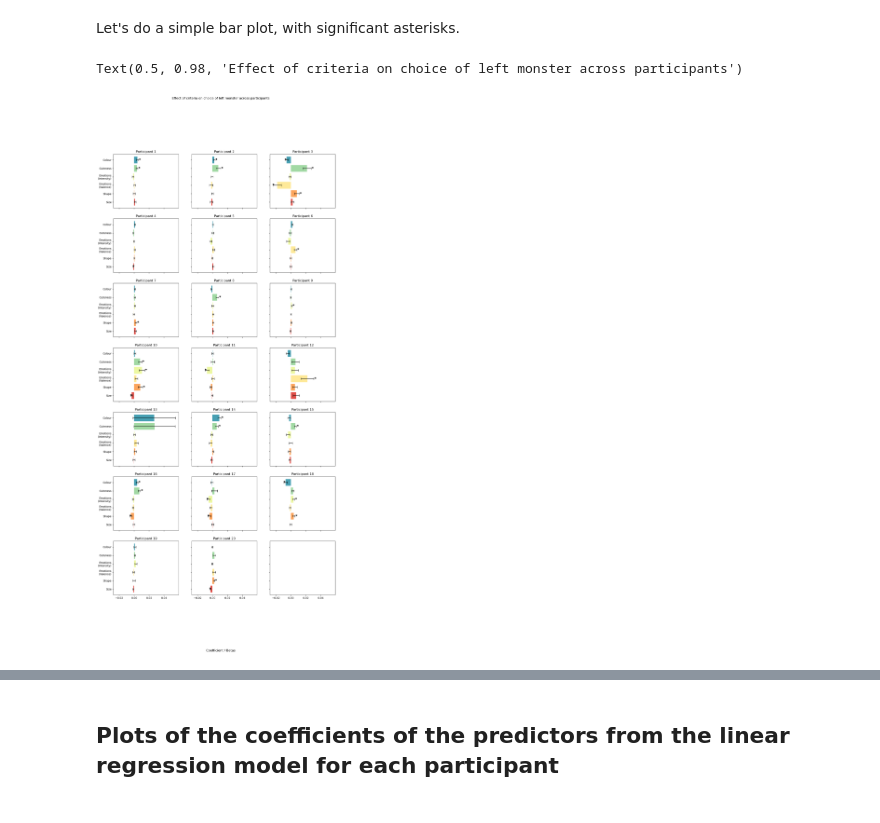
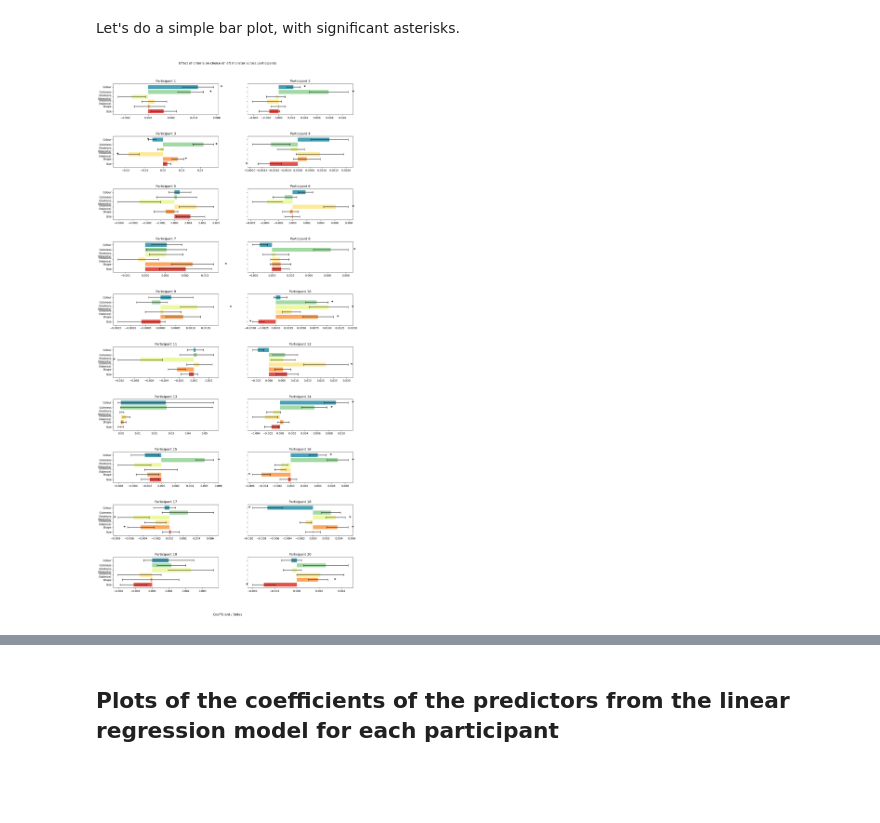
Before and after one commit to Christumas/Cognitive_Maps_Monsters_DataAnalysisCode, a Jupyter notebook: Plots.ipynb, the cells around one changed output, grey strips where cells are left out. Saved outputs shown, nothing was run; the diff lists cells and outputs as text; code cells hidden in the pictures.

```diff
--- a/Plots.ipynb
+++ b/Plots.ipynb
@@ -31,9 +31,9 @@ folder_name = 'LogisticModel_Results'
 results_folder = os.listdir('LogisticModel_Results')
 ppID = 0 #counter for the participants (important later for labelling subplots)
 
-rows, cols = calc_subplots(len(results_folder), 3)
+rows, cols = calc_subplots(len(results_folder), 2)
 figsize = (15,30)
-fig, axes = plt.subplots(rows,cols, figsize = figsize, sharex=True, sharey=True)
+fig, axes = plt.subplots(rows,cols, figsize = figsize,sharey=True)
 color_palette = sns.color_palette(palette='Spectral') #grab a colour palette for the bars
 
 for index, participant_data in enumerate(results_folder):
@@ -47,32 +47,32 @@ for index, participant_data in enumerate(results_folder):
     coefficients = data['Coef.']
     error = data['Std.Err.'] * 0.95 #for 95% CI
 
     ax.barh(predictors,coefficients,xerr=error, align='center', capsize=4, color=color_palette)
     ax.set_title(f'Participant {index + 1}')
 
 
     #adding asterisks for significant predictors
     sig_predictors = data.loc[data['pvalues'] <= 0.05, 'Predictors'].astype(str)
 
     for i, row in data.iterrows(): #for each row in the data
         predictor = row['Predictors'] #get the predictor value for that row
         coeff = row['Coef.'] #get the corresponding coefficient value
         stderr = row['Std.Err.']
 
         if predictor in sig_predictors.values: #and if the predictor is in the list of significant predictors
             xpos = coeff + (stderr + 0.0005)*np.sign(coeff) #x position of the asterisk, offsetting it by
             #note the 0.0006 was a random number i got by playing around to ensure the asterisk lands a little over
             #the upper bound of the error bar
             ypos = predictor
             ax.text(xpos, ypos, '*', ha='left', va='center', fontsize=14, fontweight='bold')
 
 
     ytick_labels = ['Colour', 'Cuteness', 'Emotions\n(Valence)','Emotions\n(Intensity)','Shape','Size'] #reset original labels from the table
     ytick_labels = sorted(ytick_labels, reverse=True) #rearranging the above labels in descending order so they are placed correctly from top to bottom, according to how the predictors were sorted (descending order) before plotting
     ax.set_yticklabels(ytick_labels)
 
 fig.supxlabel('Coefficient / Betas')
 fig.suptitle('Effect of criteria on choice of left monster across participants')
+plt.tight_layout(pad=5)
 # %% [output]
-Text(0.5, 0.98, 'Effect of criteria on choice of left monster across participants')
-[figure, old version]
+[figure, new version]
```
Also changed, not shown: parts of 5 cells of this notebook, 2 other files.
